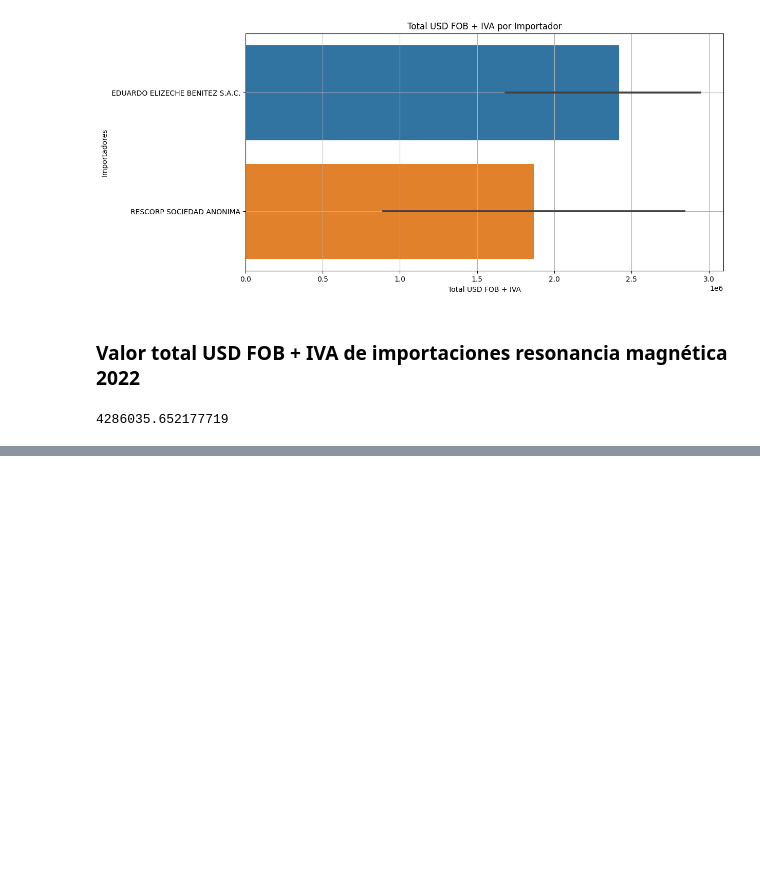
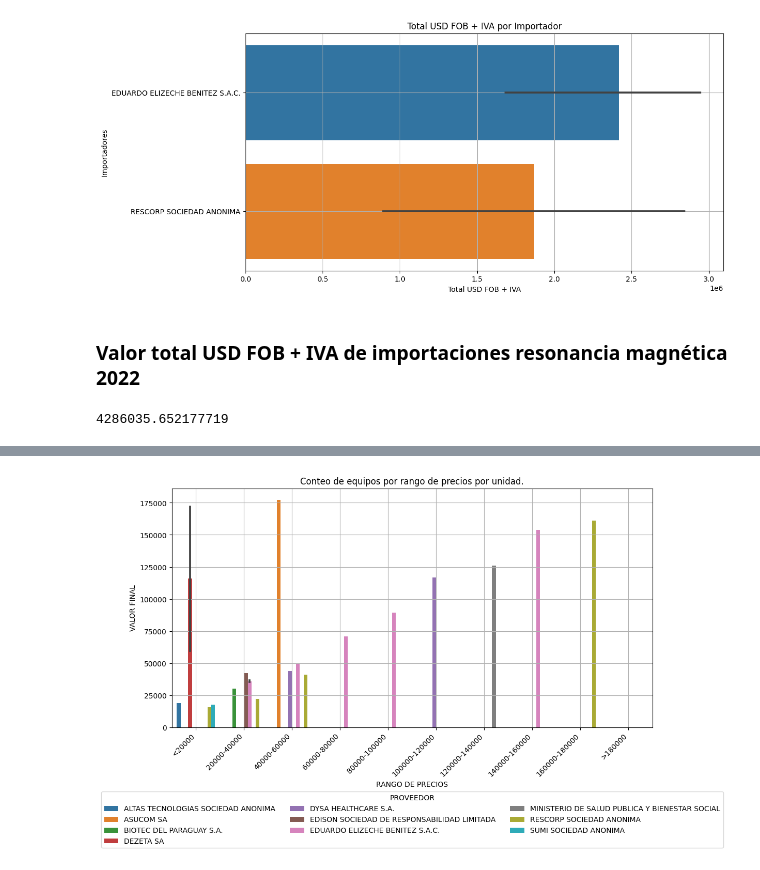
Before and after one commit to christian180492/An-lisis-Importaciones, a Jupyter notebook: Estudio_Importaciones_2022.ipynb, the cells around one changed output, grey strips where cells are left out. Cells and saved outputs as stored; diff of their text form; code cells hidden in the pictures; blank space fills up the shorter version.

```diff
--- a/Estudio_Importaciones_2022.ipynb
+++ b/Estudio_Importaciones_2022.ipynb
@@ -929,0 +1035,11 @@ print(sum_rmi)
+# %%
+plt.figure(figsize=(12,6))
+ax = sns.barplot(data=data_RX, x='RANGO DE PRECIOS',y='VALOR FINAL' , hue='IMPORTADOR')#, estimator='sum')
+plt.title('Conteo de equipos por rango de precios por unidad.')
+plt.xticks(rotation=45, ha='right')
+# Mover las leyendas debajo del gráfico, centradas y en múltiples columnas
+ax.legend(title='PROVEEDOR', loc='lower center', ncol=3, bbox_to_anchor=(0.5, -0.52))
+plt.grid(True)
+plt.show()
+# %% [output]
+[figure, added]
```
Also changed, not shown: parts of 14 cells of this notebook.
